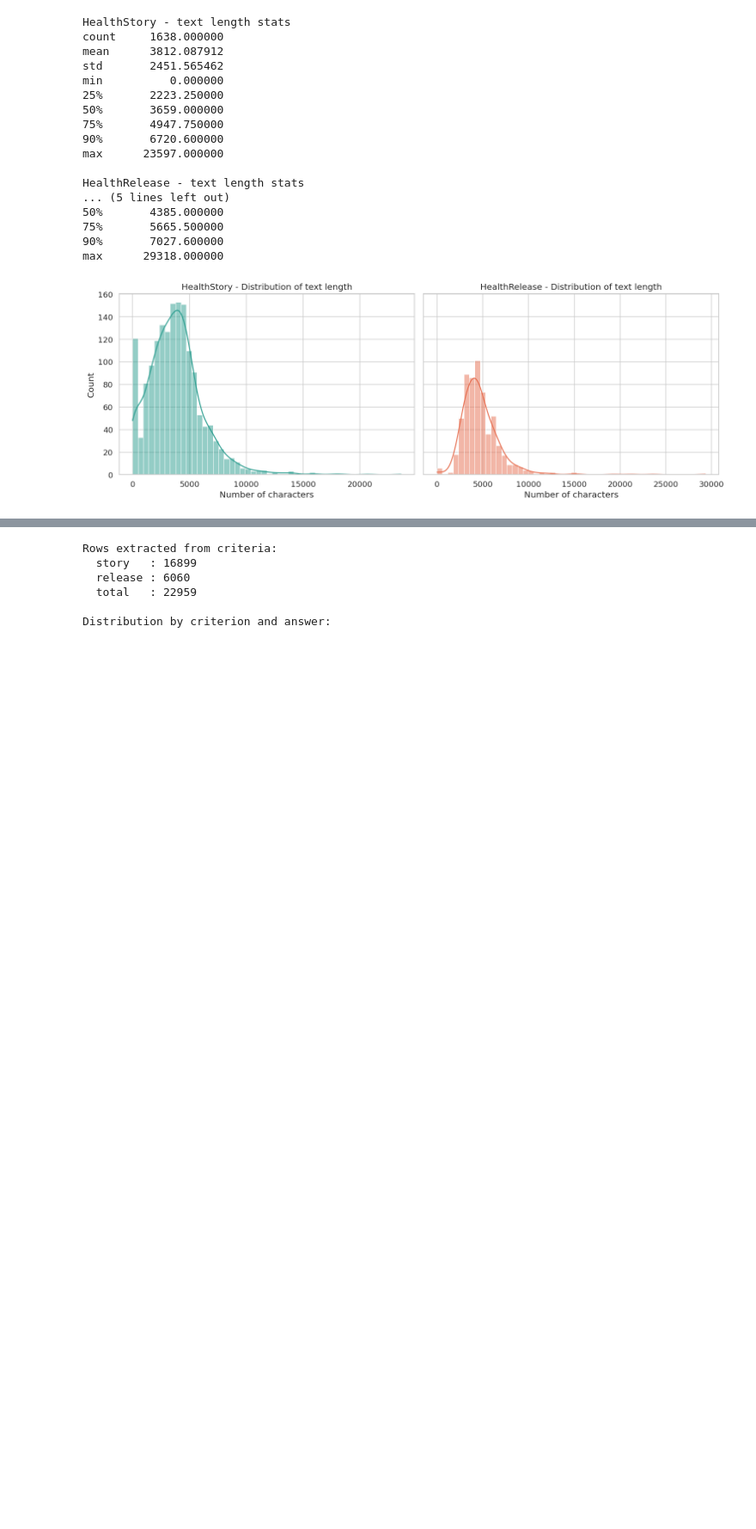
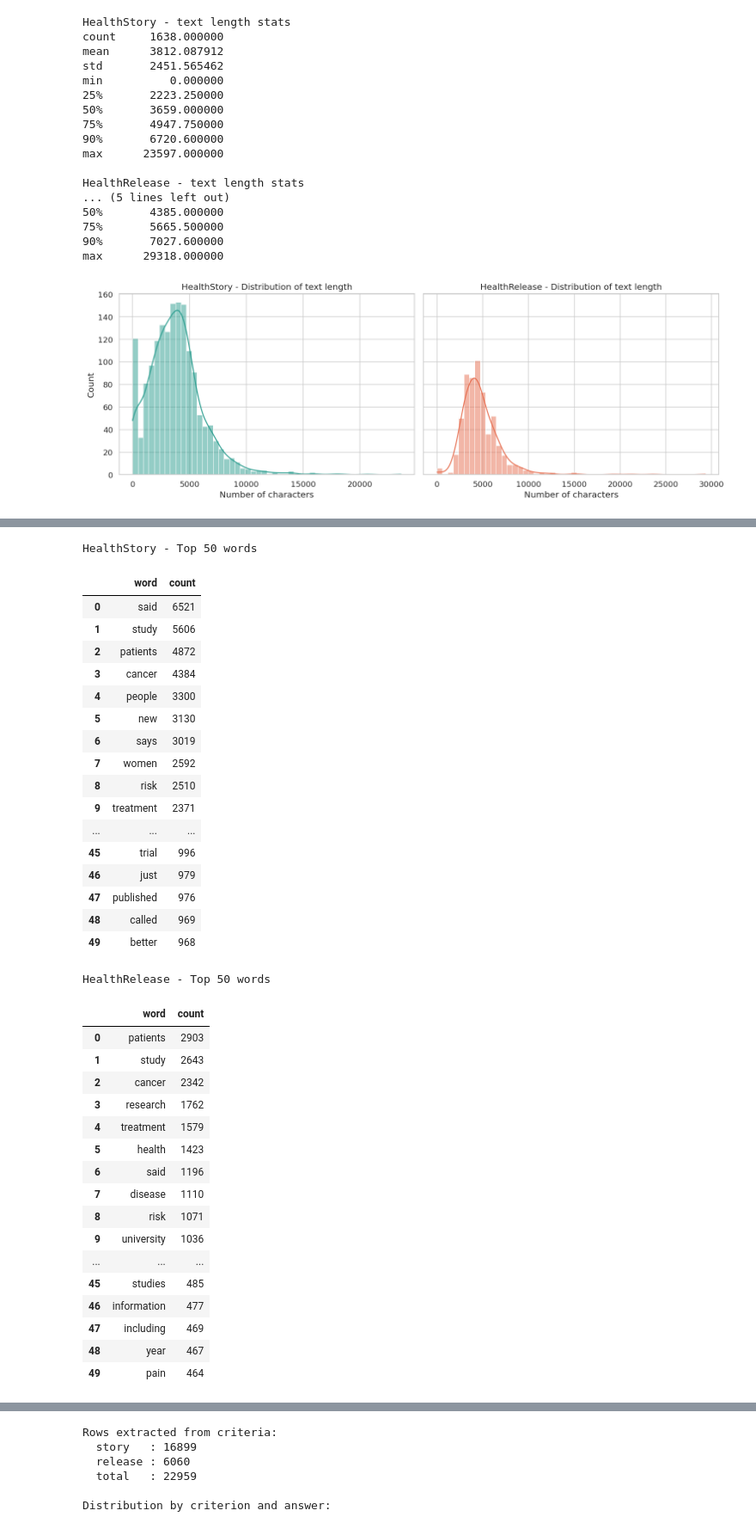
Before and after one commit to MohamedDiankha13/FakeHealth, a Jupyter notebook: API/NB1_FakeHealth_Analyse_Descriptive.ipynb, the cells around one changed output, grey strips where cells are left out. Shown at 86% size. Saved outputs shown, nothing was run; the diff lists cells and outputs as text; code cells hidden in the pictures; blank space fills up the shorter version.

```diff
--- a/API/NB1_FakeHealth_Analyse_Descriptive.ipynb
+++ b/API/NB1_FakeHealth_Analyse_Descriptive.ipynb
@@ -232,8 +230,10 @@ def attach_labels_from_reviews(df_content, df_reviews, dataset_name):
     print(f'  Total retained           : {n_total}')
     print(f'  Fake                     : {n_fake} ({100 * n_fake / n_total:.1f}%)')
     print(f'  Real                     : {n_real} ({100 * n_real / n_total:.1f}%)')
+    if n_fake > 0:
+        print(f'  Ratio real:fake          : {n_real / n_fake:.2f}:1')
+    print()
 
-    print()
     return df_content
 
 
@@ -249,6 +249,8 @@ for name, df in [('HealthStory', df_story), ('HealthRelease', df_release)]:
     print(f'  Total  : {n_total}')
     print(f'  Fake   : {n_fake}  ({100 * n_fake / n_total:.1f}%)')
     print(f'  Real   : {n_real}  ({100 * n_real / n_total:.1f}%)')
+    if n_fake > 0:
+        print(f'  Ratio real:fake = {n_real / n_fake:.2f}:1')
     print()
 # %% [output]
 HealthStory
@@ -596,0 +445,52 @@ Make a transform of reviews criterum, in normalized code and make a resume
+# %%
+def top_words(df, text_col='text', n=50):
+    vec = CountVectorizer(stop_words='english', max_features=10000)
+    X = vec.fit_transform(df[text_col].fillna(''))
+    freqs = X.sum(axis=0).A1
+    vocab = vec.get_feature_names_out()
+    top_idx = freqs.argsort()[::-1][:n]
+    return pd.DataFrame({
+        'word': vocab[top_idx],
+        'count': freqs[top_idx]
+    })
+
+for name, df in [('HealthStory', df_story), ('HealthRelease', df_release)]:
+    print(f'\n{name} - Top 50 words')
+    display(top_words(df, n=50))
+# %% [output]
+HealthStory - Top 50 words
+|  | word | count |
+| 0 | said | 6521 |
+| 1 | study | 5606 |
+| 2 | patients | 4872 |
+| 3 | cancer | 4384 |
+| 4 | people | 3300 |
+| 5 | new | 3130 |
+| 6 | says | 3019 |
+| 7 | women | 2592 |
+| 8 | risk | 2510 |
+| 9 | treatment | 2371 |
+| ... | ... | ... |
+| 45 | trial | 996 |
+| 46 | just | 979 |
+| 47 | published | 976 |
+| 48 | called | 969 |
+| 49 | better | 968 |
+HealthRelease - Top 50 words
+|  | word | count |
+| 0 | patients | 2903 |
+| 1 | study | 2643 |
+| 2 | cancer | 2342 |
+| 3 | research | 1762 |
+| 4 | treatment | 1579 |
+| 5 | health | 1423 |
+| 6 | said | 1196 |
+| 7 | disease | 1110 |
+| 8 | risk | 1071 |
+| 9 | university | 1036 |
+| ... | ... | ... |
+| 45 | studies | 485 |
+| 46 | information | 477 |
+| 47 | including | 469 |
+| 48 | year | 467 |
+| 49 | pain | 464 |
```
Also changed, not shown: parts of 11 cells of this notebook, 5 other files.
